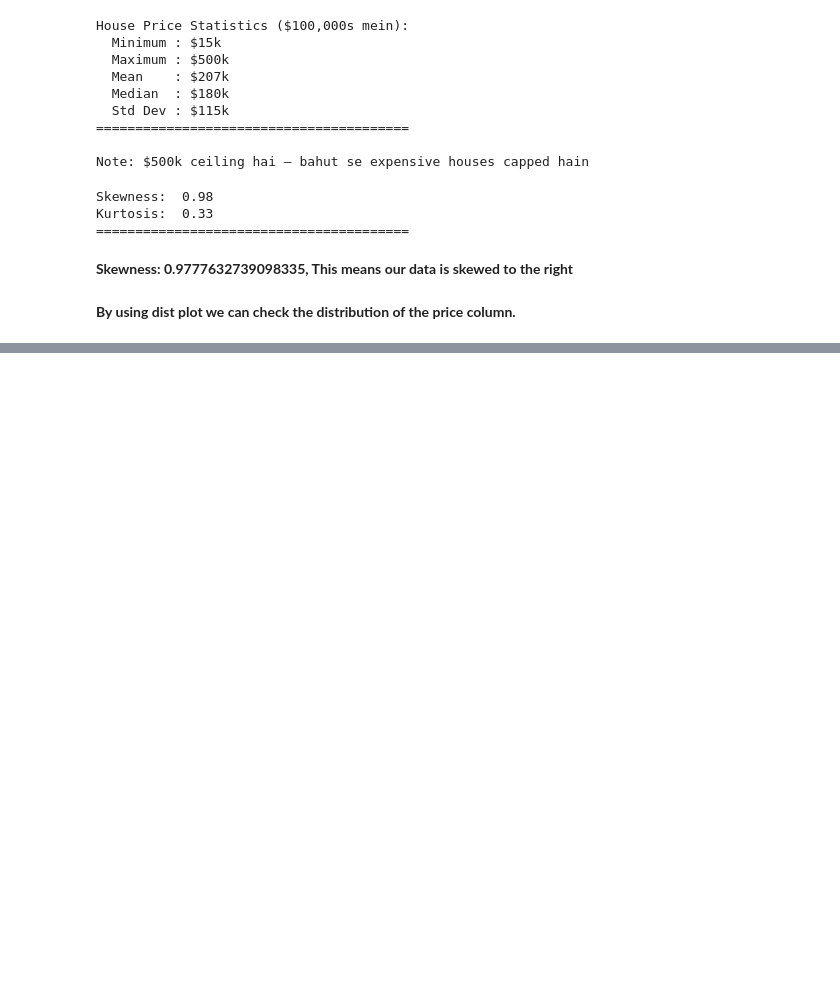
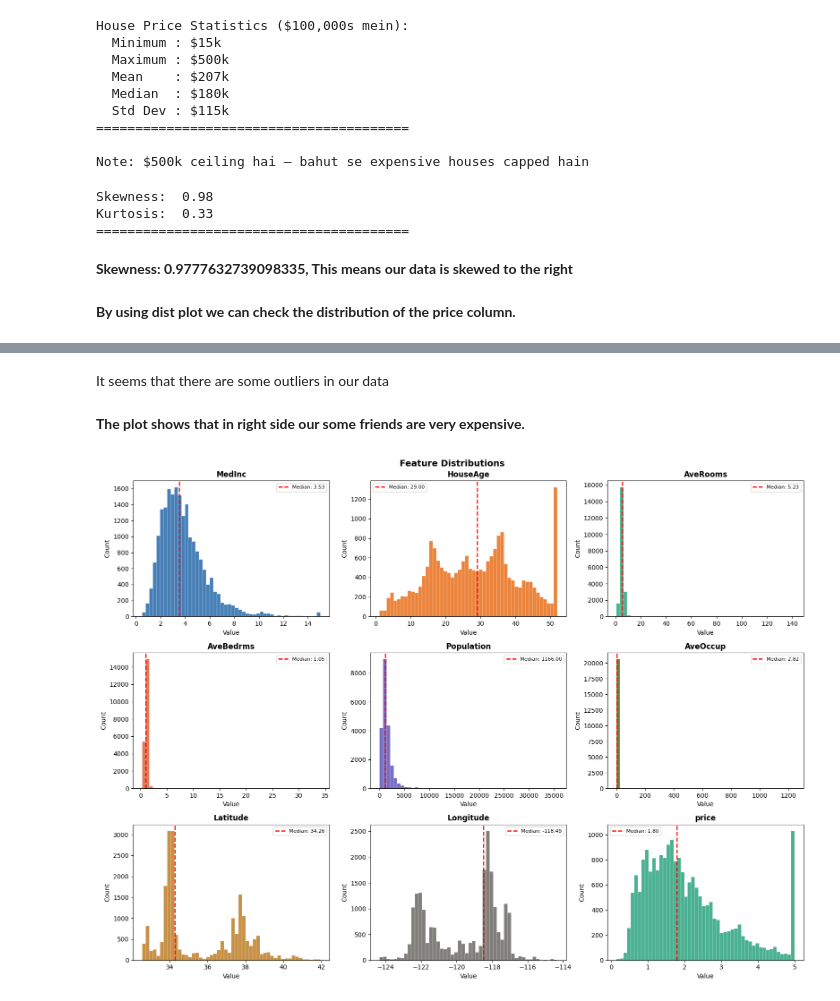
Before and after one commit to MudaserShah/Machine-learning-Projects, a Jupyter notebook: house-price-ml/notebook.ipynb, the cells around one changed output, grey strips where cells are left out. Saved outputs shown, nothing was run; the diff lists cells and outputs as text; code cells hidden in the pictures; blank space fills up the shorter version.

```diff
--- a/house-price-ml/notebook.ipynb
+++ b/house-price-ml/notebook.ipynb
@@ -172,0 +186,28 @@ Kurtosis:  0.33
+# %% [markdown]
+It seems that there are some outliers in our data
+# %% [markdown]
+**The plot shows that in right side our some friends are very expensive.**
+# %%
+# %% ── CELL 7: Feature Distributions ───────────────────────
+fig, axes = plt.subplots(3, 3, figsize=(16, 12))
+axes = axes.flatten()
+
+colors = ['#185FA5','#E8640A','#1D9E75','#D85A30',
+          '#534AB7','#3B6D11','#BA7517','#5F5E5A','#1D9E75']
+
+for i, (col, clr) in enumerate(zip(df.columns, colors)):
+    axes[i].hist(df[col], bins=50, color=clr,
+                 alpha=0.8, edgecolor='white', linewidth=0.3)
+    axes[i].axvline(df[col].median(), color='red',
+                    linestyle='--', linewidth=1.8,
+                    label=f'Median: {df[col].median():.2f}')
+    axes[i].set_title(col, fontweight='bold')
+    axes[i].set_xlabel('Value')
+    axes[i].set_ylabel('Count')
+    axes[i].legend(fontsize=8)
+
+plt.suptitle('Feature Distributions', fontsize=14, fontweight='bold')
+plt.tight_layout()
+plt.show()
+# %% [output]
+[figure, added]
```
Also changed, not shown: parts of 13 cells of this notebook.
